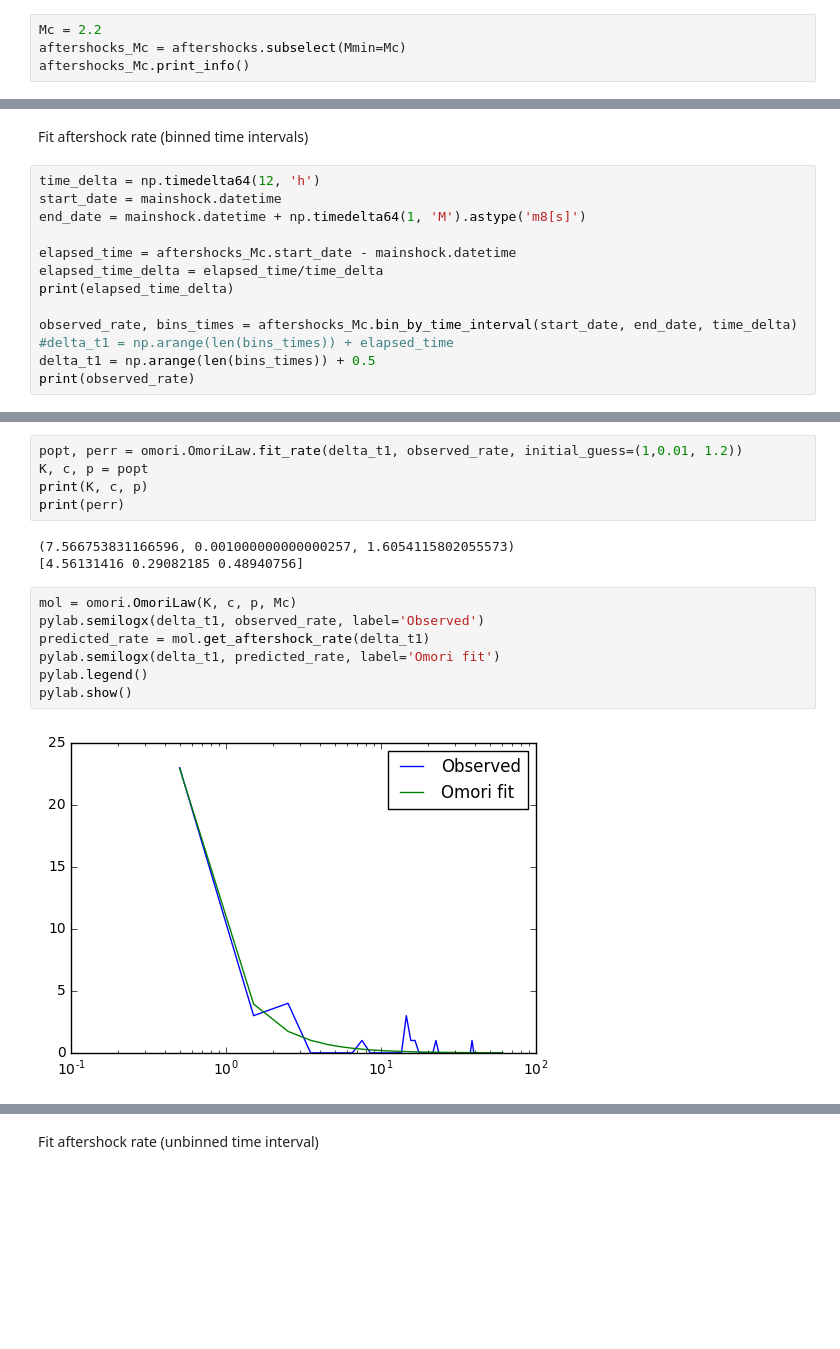
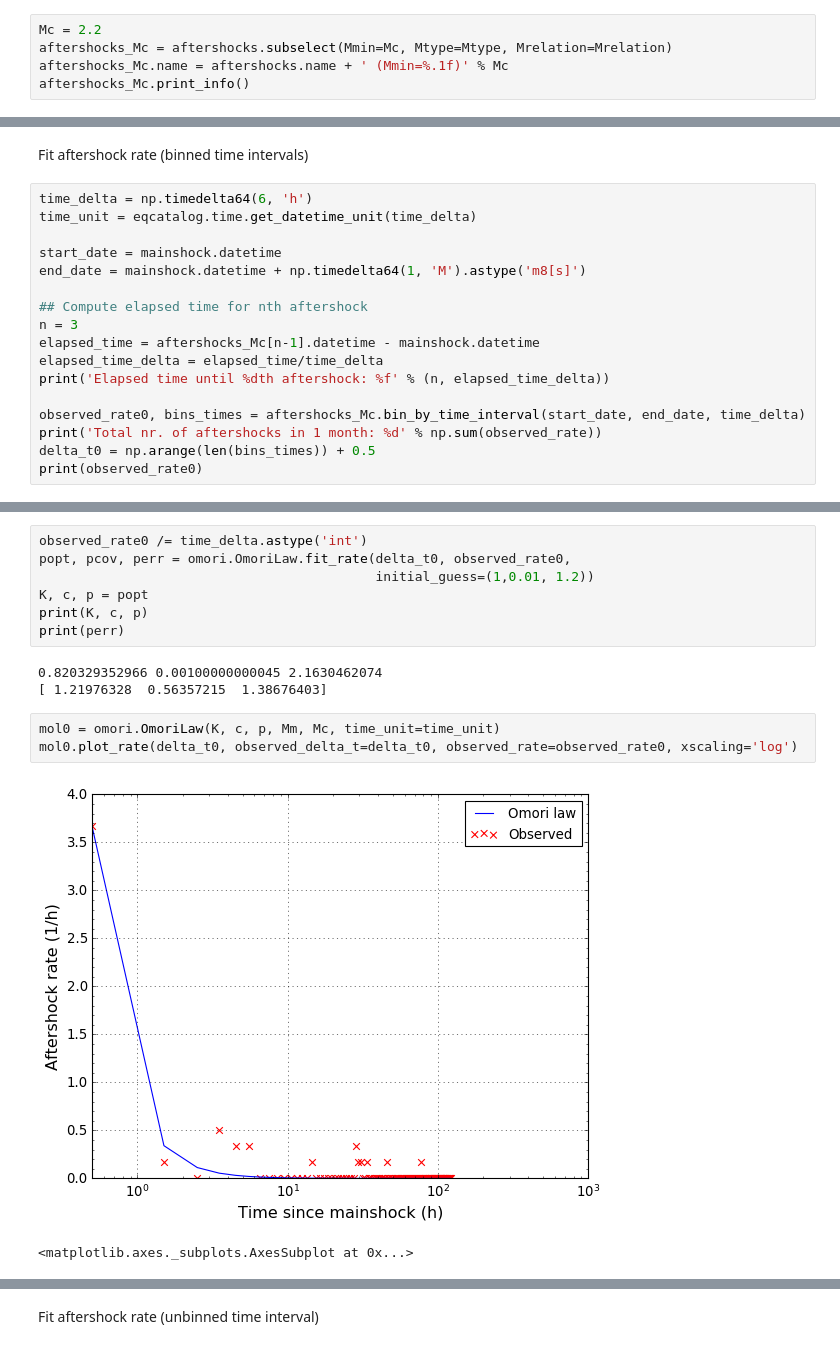
Before and after one commit to ROB-Seismology/eqcatalog, a Jupyter notebook: notebooks/[Aftershocks] Fit Omori.ipynb, the cells around one changed output, grey strips where cells are left out. Cells and saved outputs as stored; diff of their text form; blank space fills up the shorter version.

```diff
--- a/notebooks/[Aftershocks] Fit Omori.ipynb
+++ b/notebooks/[Aftershocks] Fit Omori.ipynb
@@ -71,5 +103,6 @@ aftershocks.plot_Mhistogram(1.2, 4.0, 0.2, Mtype='ML', Mrelation={})
 # %%
 Mc = 2.2
-aftershocks_Mc = aftershocks.subselect(Mmin=Mc)
+aftershocks_Mc = aftershocks.subselect(Mmin=Mc, Mtype=Mtype, Mrelation=Mrelation)
+aftershocks_Mc.name = aftershocks.name + ' (Mmin=%.1f)' % Mc
 aftershocks_Mc.print_info()
 # %% [output]
@@ -90,16 +123,20 @@ aftershocks_Mc.print_info()
 # %% [markdown]
 Fit aftershock rate (binned time intervals)
 # %%
-time_delta = np.timedelta64(12, 'h')
+time_delta = np.timedelta64(6, 'h')
+time_unit = eqcatalog.time.get_datetime_unit(time_delta)
+
 start_date = mainshock.datetime
 end_date = mainshock.datetime + np.timedelta64(1, 'M').astype('m8[s]')
 
-elapsed_time = aftershocks_Mc.start_date - mainshock.datetime
+## Compute elapsed time for nth aftershock
+n = 3
+elapsed_time = aftershocks_Mc[n-1].datetime - mainshock.datetime
 elapsed_time_delta = elapsed_time/time_delta
-print(elapsed_time_delta)
+print('Elapsed time until %dth aftershock: %f' % (n, elapsed_time_delta))
 
-observed_rate, bins_times = aftershocks_Mc.bin_by_time_interval(start_date, end_date, time_delta)
-#delta_t1 = np.arange(len(bins_times)) + elapsed_time
-delta_t1 = np.arange(len(bins_times)) + 0.5
-print(observed_rate)
+observed_rate0, bins_times = aftershocks_Mc.bin_by_time_interval(start_date, end_date, time_delta)
+print('Total nr. of aftershocks in 1 month: %d' % np.sum(observed_rate))
+delta_t0 = np.arange(len(bins_times)) + 0.5
+print(observed_rate0)
 # %% [output]
@@ -111,17 +154,16 @@ print(observed_rate)
 # %%
-popt, perr = omori.OmoriLaw.fit_rate(delta_t1, observed_rate, initial_guess=(1,0.01, 1.2))
+observed_rate0 /= time_delta.astype('int')
+popt, pcov, perr = omori.OmoriLaw.fit_rate(delta_t0, observed_rate0,
+                                           initial_guess=(1,0.01, 1.2))
 K, c, p = popt
 print(K, c, p)
 print(perr)
 # %% [output]
-(7.566753831166596, 0.001000000000000257, 1.6054115802055573)
-[4.56131416 0.29082185 0.48940756]
+0.820329352966 0.00100000000045 2.1630462074
+[ 1.21976328  0.56357215  1.38676403]
-# %%
-mol = omori.OmoriLaw(K, c, p, Mc)
-pylab.semilogx(delta_t1, observed_rate, label='Observed')
-predicted_rate = mol.get_aftershock_rate(delta_t1)
-pylab.semilogx(delta_t1, predicted_rate, label='Omori fit')
-pylab.legend()
-pylab.show()
-# %% [output]
-[figure, removed]
+# %%
+mol0 = omori.OmoriLaw(K, c, p, Mm, Mc, time_unit=time_unit)
+mol0.plot_rate(delta_t0, observed_delta_t=delta_t0, observed_rate=observed_rate0, xscaling='log')
+# %% [output]
+[figure, added]
+<matplotlib.axes._subplots.AxesSubplot at 0x...>
```
Also changed, not shown: parts of 58 cells of this notebook.
